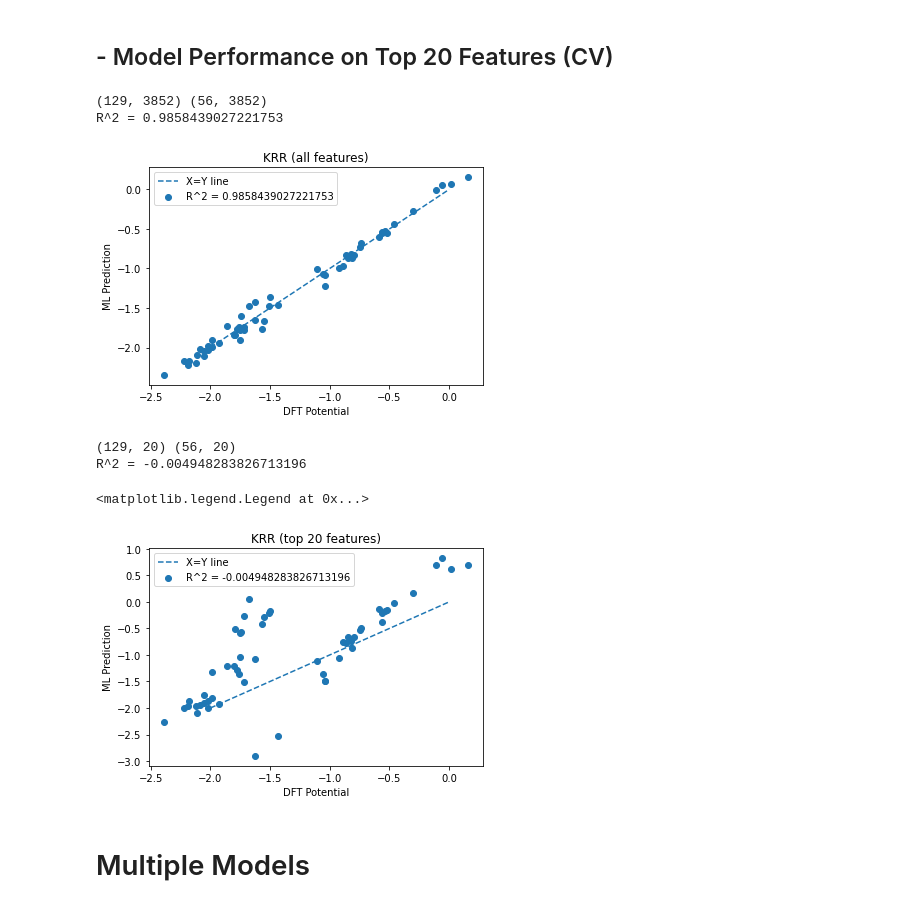
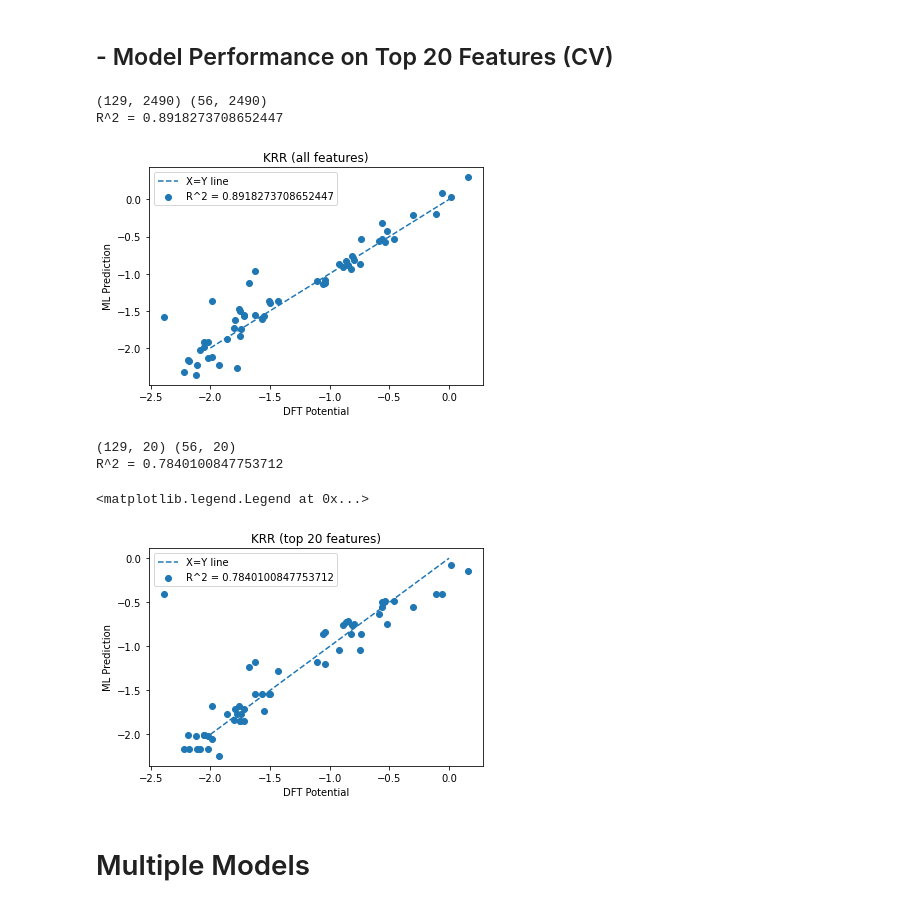
Before and after one commit to siddharth-ncl-work/miscellaneous, a Jupyter notebook: machine_learning_project_ideas/1/Fingerprint/model_training.ipynb, the cells around one changed output. Saved outputs shown, nothing was run; the diff lists cells and outputs as text; code cells hidden in the pictures.

```diff
--- a/machine_learning_project_ideas/1/Fingerprint/model_training.ipynb
+++ b/machine_learning_project_ideas/1/Fingerprint/model_training.ipynb
@@ -240,13 +228,13 @@ krr_gs = GridSearchCV(estimator,
                   verbose=1,
                   n_jobs=-1
                  )
-krr_gs.fit(X_train_scaled, y_train)
+krr_gs.fit(X_train_scaled_fp, y_train)
 display.clear_output()
 print(krr_gs.best_params_)
 
 plt.figure()
-krr_reg = KernelRidge(kernel='rbf').fit(X_train_scaled, y_train)
-y_pred=krr_reg.predict(X_test_scaled)
+krr_reg = KernelRidge(kernel='rbf').fit(X_train_scaled_fp, y_train)
+y_pred=krr_reg.predict(X_test_scaled_fp)
 r2=r2_score(y_test,y_pred)
 print(f'R^2 = {r2}')
 plt.scatter(y_test,y_pred,label=f'R^2 = {r2}')
@@ -257,7 +245,7 @@ plt.title('Unoptimized Kernel Ridge Regression (Test-set)')
 plt.legend()
 
 plt.figure()
-y_pred=krr_gs.best_estimator_.predict(X_test_scaled)
+y_pred=krr_gs.best_estimator_.predict(X_test_scaled_fp)
 r2=r2_score(y_test,y_pred)
 print(f'R^2 = {r2}')
 plt.scatter(y_test,y_pred,label=f'R^2 = {r2}')
@@ -278,12 +266,12 @@ R^2 = 0.9928312871412933
 # %%
 from sklearn.ensemble import RandomForestRegressor
 
-feat_idx2name={idx:col for idx,col in enumerate(X_train.columns)}
-feat_name2idx={col:idx for idx,col in enumerate(X_train.columns)}
-feat_name_list=X_train.columns
+feat_idx2name={idx:col for idx,col in enumerate(X_train_scaled_fp.columns)}
+feat_name2idx={col:idx for idx,col in enumerate(X_train_scaled_fp.columns)}
+feat_name_list=X_train_scaled_fp.columns
 
 ntop=20
-rf_reg=RandomForestRegressor().fit(X_train_scaled, y_train)
+rf_reg=RandomForestRegressor().fit(X_train_scaled_fp, y_train)
 rf_feat_score = rf_reg.feature_importances_
 rf_feat_score_sorted_idx=rf_feat_score.argsort()
 plt.figure(figsize=(15,12))
@@ -300,44 +288,44 @@ plt.show()
 # %%
 from sklearn.kernel_ridge import KernelRidge
 
-print(X_train_scaled.shape,X_test_scaled.shape)
-krr_reg=KernelRidge().fit(X_train_scaled, y_train)
-y_pred=krr_reg.predict(X_test_scaled)
+print(X_train_scaled_fp.shape,X_test_scaled_fp.shape)
+krr_reg=KernelRidge().fit(X_train_scaled_fp, y_train)
+y_pred=krr_reg.predict(X_test_scaled_fp)
 y_true=y_test
 r2=r2_score(y_test,y_pred)
 print(f'R^2 = {r2}')
 plt.scatter(y_test,y_pred,label=f'R^2 = {r2}')
 plt.plot(np.linspace(-2,0),np.linspace(-2,0),ls='dashed',label='X=Y line')
 plt.xlabel('DFT Potential')
 plt.ylabel('ML Prediction')
 plt.title(f'KRR (all features)')
 plt.legend()
 plt.show()
 
 plt.figure()
 ntop=20
 rf_top_features_idx=list(map(lambda x:feat_name2idx[x],rf_top_features))
-_X_train,_X_test=X_train_scaled.iloc[:,rf_top_features_idx[-ntop:]],X_test_scaled.iloc[:,rf_top_features_idx[-ntop:]]
+_X_train,_X_test=X_train_scaled_fp.iloc[:,rf_top_features_idx[-ntop:]],X_test_scaled_fp.iloc[:,rf_top_features_idx[-ntop:]]
 print(_X_train.shape,_X_test.shape)
 krr_reg =KernelRidge().fit(_X_train, y_train)
 y_pred=krr_reg.predict(_X_test)
 y_true=y_test
 r2=r2_score(y_test,y_pred)
 print(f'R^2 = {r2}')
 plt.scatter(y_test,y_pred,label=f'R^2 = {r2}')
 plt.plot(np.linspace(-2,0),np.linspace(-2,0),ls='dashed',label='X=Y line')
 plt.xlabel('DFT Potential')
 plt.ylabel('ML Prediction')
 plt.title(f'KRR (top 20 features)')
 plt.legend()
 # %% [output]
-(129, 3852) (56, 3852)
-R^2 = 0.9858439027221753
+(129, 2490) (56, 2490)
+R^2 = 0.8918273708652447
-[figure, old version]
+[figure, new version]
 (129, 20) (56, 20)
-R^2 = -0.004948283826713196
+R^2 = 0.7840100847753712
 <matplotlib.legend.Legend at 0x...>
-[figure, old version]
+[figure, new version]
 # %% [markdown]
 # Multiple Models
 # %% [markdown]
```
Also changed, not shown: parts of 18 cells of this notebook, 6 other files.
